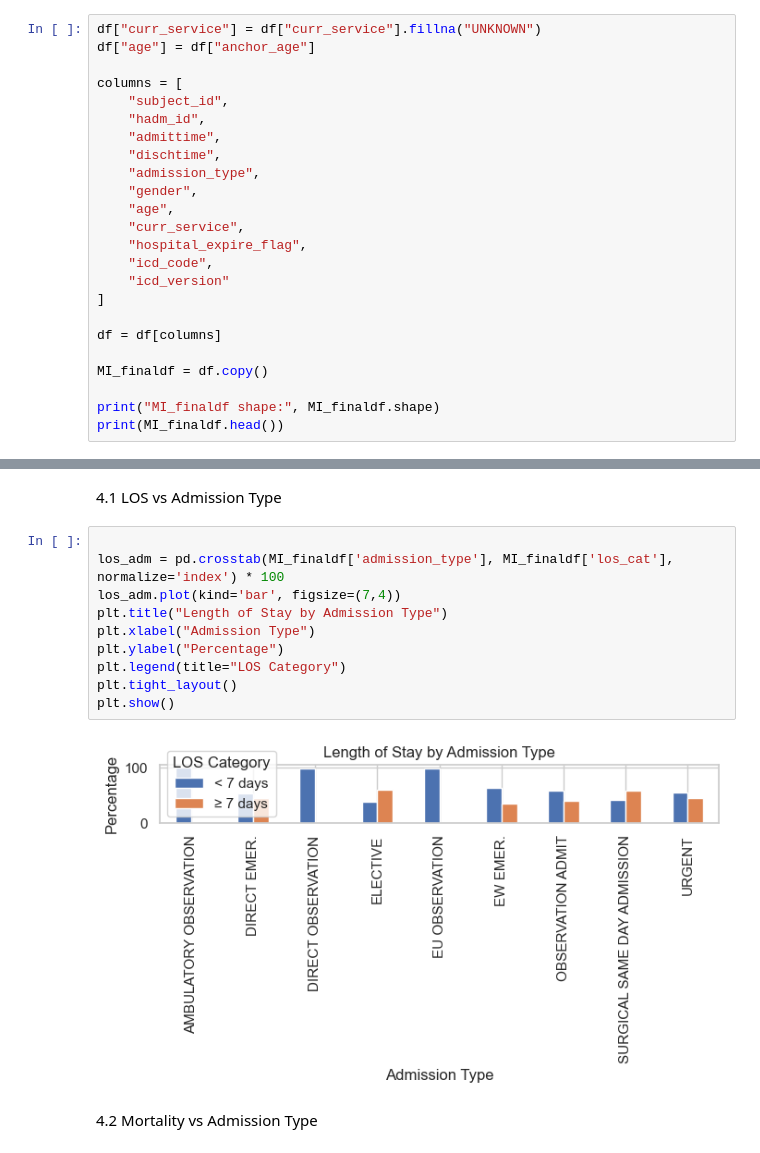
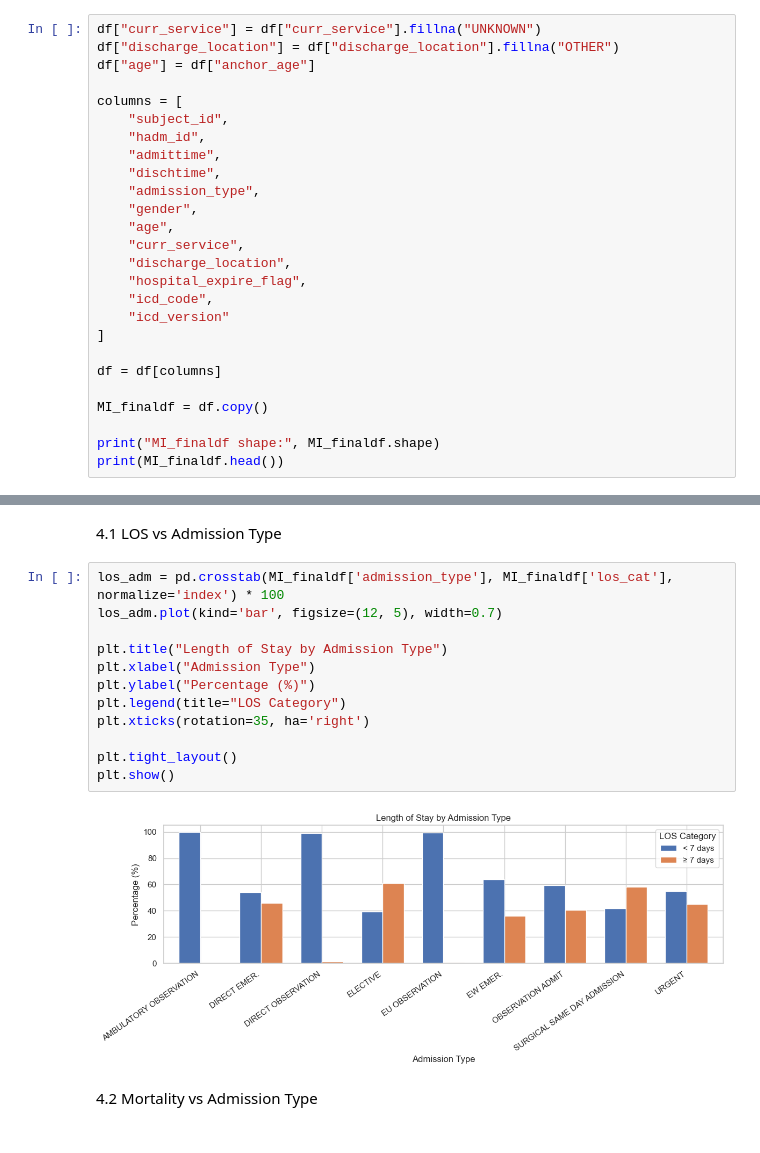
Before and after one commit to awn20222469/w1998467_FYP_MI_prediction, a Jupyter notebook: w1998467_Final.ipynb, the cells around one changed output, grey strips where cells are left out. Cells and saved outputs as stored; diff of their text form.

```diff
--- a/w1998467_Final.ipynb
+++ b/w1998467_Final.ipynb
@@ -266,6 +266,7 @@ Unique admissions: 16537
 2.8 Keeping only required columns and cleaning base fields
 # %%
 df["curr_service"] = df["curr_service"].fillna("UNKNOWN")
+df["discharge_location"] = df["discharge_location"].fillna("OTHER")
 df["age"] = df["anchor_age"]
 
 columns = [
@@ -277,6 +278,7 @@ columns = [
     "gender",
     "age",
     "curr_service",
+    "discharge_location",
     "hospital_expire_flag",
     "icd_code",
     "icd_version"
@@ -2749,17 +3089,19 @@ plt.show()
 # %% [markdown]
 4.1 LOS vs Admission Type
 # %%
+los_adm = pd.crosstab(MI_finaldf['admission_type'], MI_finaldf['los_cat'], normalize='index') * 100
+los_adm.plot(kind='bar', figsize=(12, 5), width=0.7)
 
-los_adm = pd.crosstab(MI_finaldf['admission_type'], MI_finaldf['los_cat'], normalize='index') * 100
-los_adm.plot(kind='bar', figsize=(7,4))
 plt.title("Length of Stay by Admission Type")
 plt.xlabel("Admission Type")
-plt.ylabel("Percentage")
+plt.ylabel("Percentage (%)")
 plt.legend(title="LOS Category")
+plt.xticks(rotation=35, ha='right')
+
 plt.tight_layout()
 plt.show()
 # %% [output]
-[figure, old version]
+[figure, new version]
 # %% [markdown]
 4.2 Mortality vs Admission Type
 # %%
```
Also changed, not shown: parts of 168 cells of this notebook.
